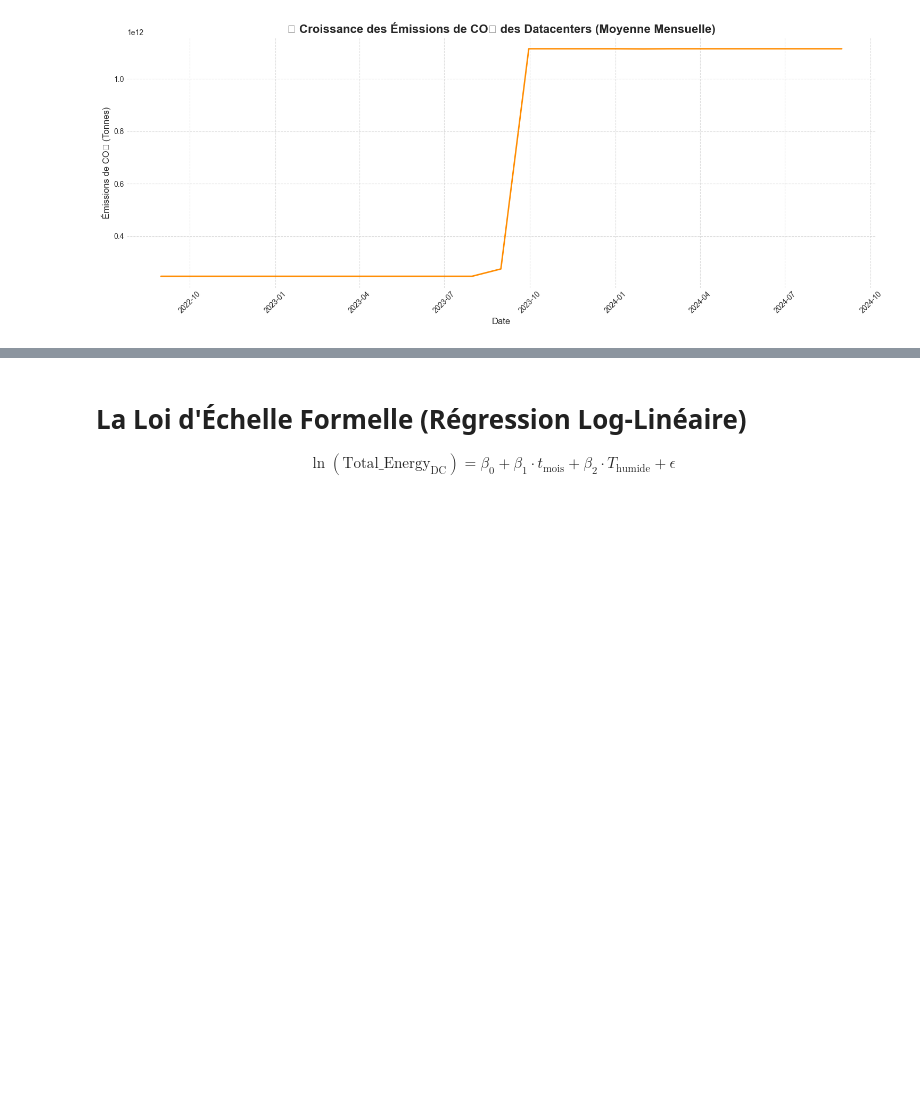
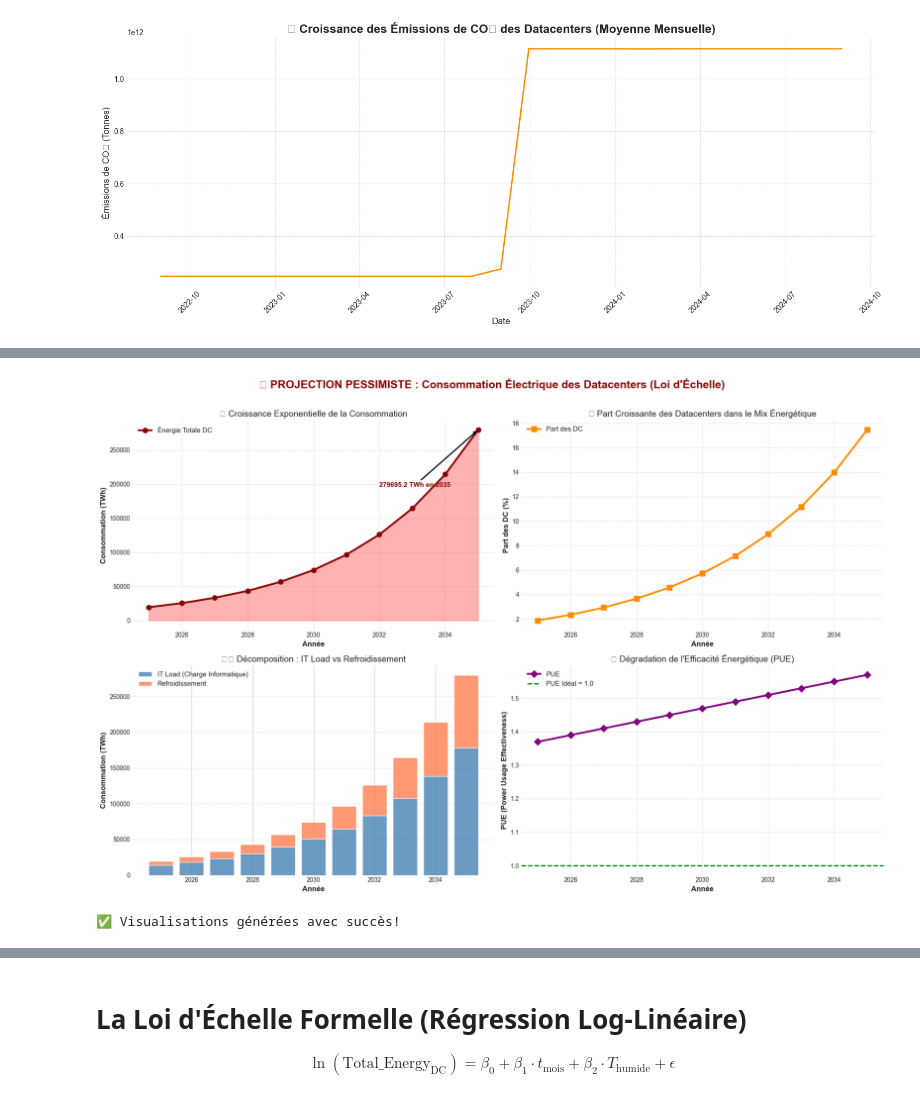
Before and after one commit to mohamedAhmedvall/EnergyWall, a Jupyter notebook: notebooks/exploration_data_daeaAI.ipynb, the cells around one changed output, grey strips where cells are left out. Drawn from its saved outputs; the diff is of its cells as text; code cells hidden in the pictures; blank space fills up the shorter version.

```diff
--- a/notebooks/exploration_data_daeaAI.ipynb
+++ b/notebooks/exploration_data_daeaAI.ipynb
@@ -1026,0 +1151,70 @@ plt.show()
+# %%
+# ============================================================
+# VISUALISATION 1 : Courbe de Croissance Exponentielle
+# ============================================================
+
+fig, axes = plt.subplots(2, 2, figsize=(18, 12))
+fig.suptitle('📈 PROJECTION PESSIMISTE : Consommation Électrique des Datacenters (Loi d\'Échelle)',
+             fontsize=18, fontweight='bold', color='darkred')
+
+# --- Graphique 1 : Énergie Totale des Datacenters ---
+ax1 = axes[0, 0]
+ax1.plot(df_projection['Annee'], df_projection['Energie_Totale_DC_TWh'],
+         marker='o', linewidth=3, markersize=8, color='darkred', label='Énergie Totale DC')
+ax1.fill_between(df_projection['Annee'], 0, df_projection['Energie_Totale_DC_TWh'],
+                 alpha=0.3, color='red')
+ax1.set_xlabel('Année', fontsize=12, fontweight='bold')
+ax1.set_ylabel('Consommation (TWh)', fontsize=12, fontweight='bold')
+ax1.set_title('🔥 Croissance Exponentielle de la Consommation', fontsize=14)
+ax1.grid(True, linestyle='--', alpha=0.6)
+ax1.legend(fontsize=11)
+
+# Annotation pour 2035
+energie_2035 = df_projection.iloc[-1]['Energie_Totale_DC_TWh']
+ax1.annotate(f'{energie_2035:.1f} TWh en 2035',
+             xy=(2035, energie_2035),
+             xytext=(2032, energie_2035 * 0.7),
+             arrowprops=dict(arrowstyle='->', color='black', lw=2),
+             fontsize=11, fontweight='bold', color='darkred')
+
+# --- Graphique 2 : Part des Datacenters ---
+ax2 = axes[0, 1]
+ax2.plot(df_projection['Annee'], df_projection['Part_DC'],
+         marker='s', linewidth=3, markersize=8, color='darkorange', label='Part des DC')
+ax2.set_xlabel('Année', fontsize=12, fontweight='bold')
+ax2.set_ylabel('Part des DC (%)', fontsize=12, fontweight='bold')
+ax2.set_title('📊 Part Croissante des Datacenters dans le Mix Énergétique', fontsize=14)
+ax2.grid(True, linestyle='--', alpha=0.6)
+ax2.legend(fontsize=11)
+
+# --- Graphique 3 : Décomposition IT vs Refroidissement ---
+ax3 = axes[1, 0]
+ax3.bar(df_projection['Annee'], df_projection['EDC_TWh'],
+        label='IT Load (Charge Informatique)', color='steelblue', alpha=0.8)
+ax3.bar(df_projection['Annee'], df_projection['Energie_Refroidissement_TWh'],
+        bottom=df_projection['EDC_TWh'],
+        label='Refroidissement', color='coral', alpha=0.8)
+ax3.set_xlabel('Année', fontsize=12, fontweight='bold')
+ax3.set_ylabel('Consommation (TWh)', fontsize=12, fontweight='bold')
+ax3.set_title('❄️ Décomposition : IT Load vs Refroidissement', fontsize=14)
+ax3.legend(fontsize=11)
+ax3.grid(True, axis='y', linestyle='--', alpha=0.6)
+
+# --- Graphique 4 : Évolution du PUE ---
+ax4 = axes[1, 1]
+ax4.plot(df_projection['Annee'], df_projection['PUE'],
+         marker='D', linewidth=3, markersize=8, color='purple', label='PUE')
+ax4.axhline(y=1.0, color='green', linestyle='--', linewidth=2, label='PUE Idéal = 1.0')
+ax4.set_xlabel('Année', fontsize=12, fontweight='bold')
+ax4.set_ylabel('PUE (Power Usage Effectiveness)', fontsize=12, fontweight='bold')
+ax4.set_title('⚡ Dégradation de l\'Efficacité Énergétique (PUE)', fontsize=14)
+ax4.grid(True, linestyle='--', alpha=0.6)
+ax4.legend(fontsize=11)
+
+plt.tight_layout(rect=[0, 0, 1, 0.97])
+plt.show()
+
+print("\n✅ Visualisations générées avec succès!")
+# %% [output]
+[figure, added]
+✅ Visualisations générées avec succès!
```
Also changed, not shown: parts of 25 cells of this notebook.
